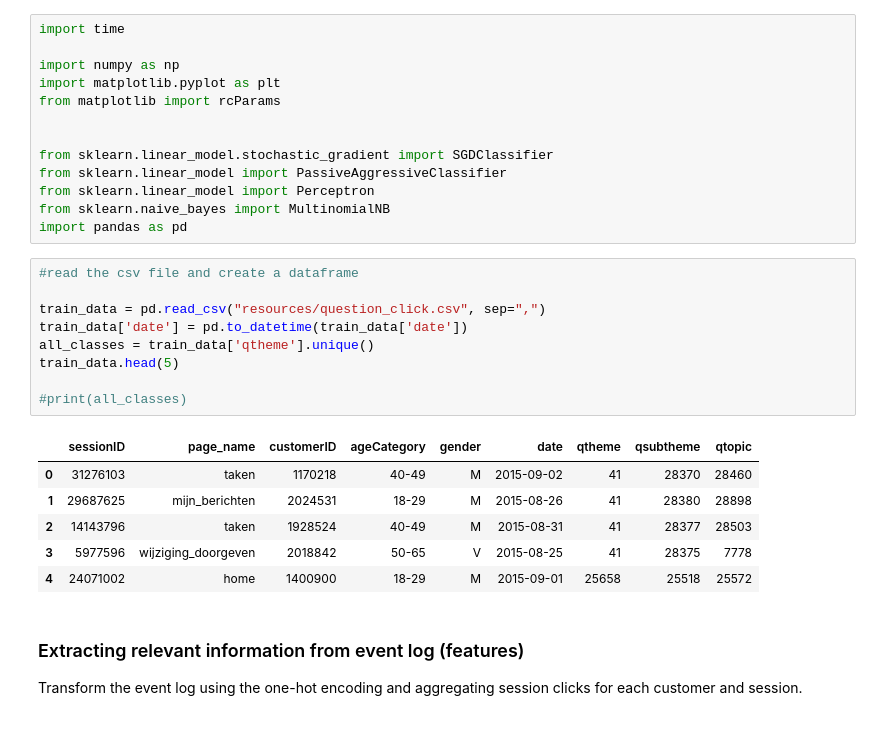
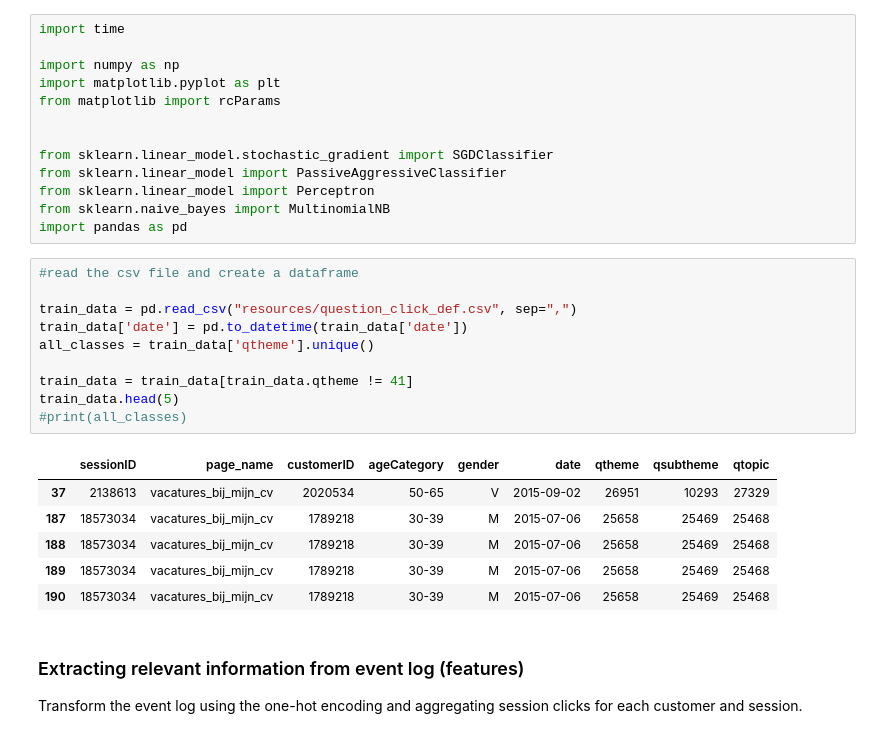
Before and after one commit to renuka98/RPA_Performance_Evaluation, a Jupyter notebook: IncrementalLearning_IA_QuestionSupport.ipynb, the cells around one changed output. Drawn from its saved outputs; the diff is of its cells as text.

```diff
--- a/IncrementalLearning_IA_QuestionSupport.ipynb
+++ b/IncrementalLearning_IA_QuestionSupport.ipynb
@@ -21,19 +21,20 @@ import pandas as pd
 # %%
 #read the csv file and create a dataframe
 
-train_data = pd.read_csv("resources/question_click.csv", sep=",")
+train_data = pd.read_csv("resources/question_click_def.csv", sep=",")
 train_data['date'] = pd.to_datetime(train_data['date'])
 all_classes = train_data['qtheme'].unique()
+
+train_data = train_data[train_data.qtheme != 41]
 train_data.head(5)
-
 #print(all_classes)
 # %% [output]
 |  | sessionID | page_name | customerID | ageCategory | gender | date | qtheme | qsubtheme | qtopic |
-| 0 | 31276103 | taken | 1170218 | 40-49 | M | 2015-09-02 | 41 | 28370 | 28460 |
-| 1 | 29687625 | mijn_berichten | 2024531 | 18-29 | M | 2015-08-26 | 41 | 28380 | 28898 |
-| 2 | 14143796 | taken | 1928524 | 40-49 | M | 2015-08-31 | 41 | 28377 | 28503 |
-| 3 | 5977596 | wijziging_doorgeven | 2018842 | 50-65 | V | 2015-08-25 | 41 | 28375 | 7778 |
-| 4 | 24071002 | home | 1400900 | 18-29 | M | 2015-09-01 | 25658 | 25518 | 25572 |
+| 37 | 2138613 | vacatures_bij_mijn_cv | 2020534 | 50-65 | V | 2015-09-02 | 26951 | 10293 | 27329 |
+| 187 | 18573034 | vacatures_bij_mijn_cv | 1789218 | 30-39 | M | 2015-07-06 | 25658 | 25469 | 25468 |
+| 188 | 18573034 | vacatures_bij_mijn_cv | 1789218 | 30-39 | M | 2015-07-06 | 25658 | 25469 | 25468 |
+| 189 | 18573034 | vacatures_bij_mijn_cv | 1789218 | 30-39 | M | 2015-07-06 | 25658 | 25469 | 25468 |
+| 190 | 18573034 | vacatures_bij_mijn_cv | 1789218 | 30-39 | M | 2015-07-06 | 25658 | 25469 | 25468 |
 # %% [markdown]
 ### Extracting relevant information from event log (features)
 Transform the event log using the one-hot encoding and aggregating session clicks for each customer and session.
```
Also changed, not shown: parts of 3 cells of this notebook, 3 other files.
